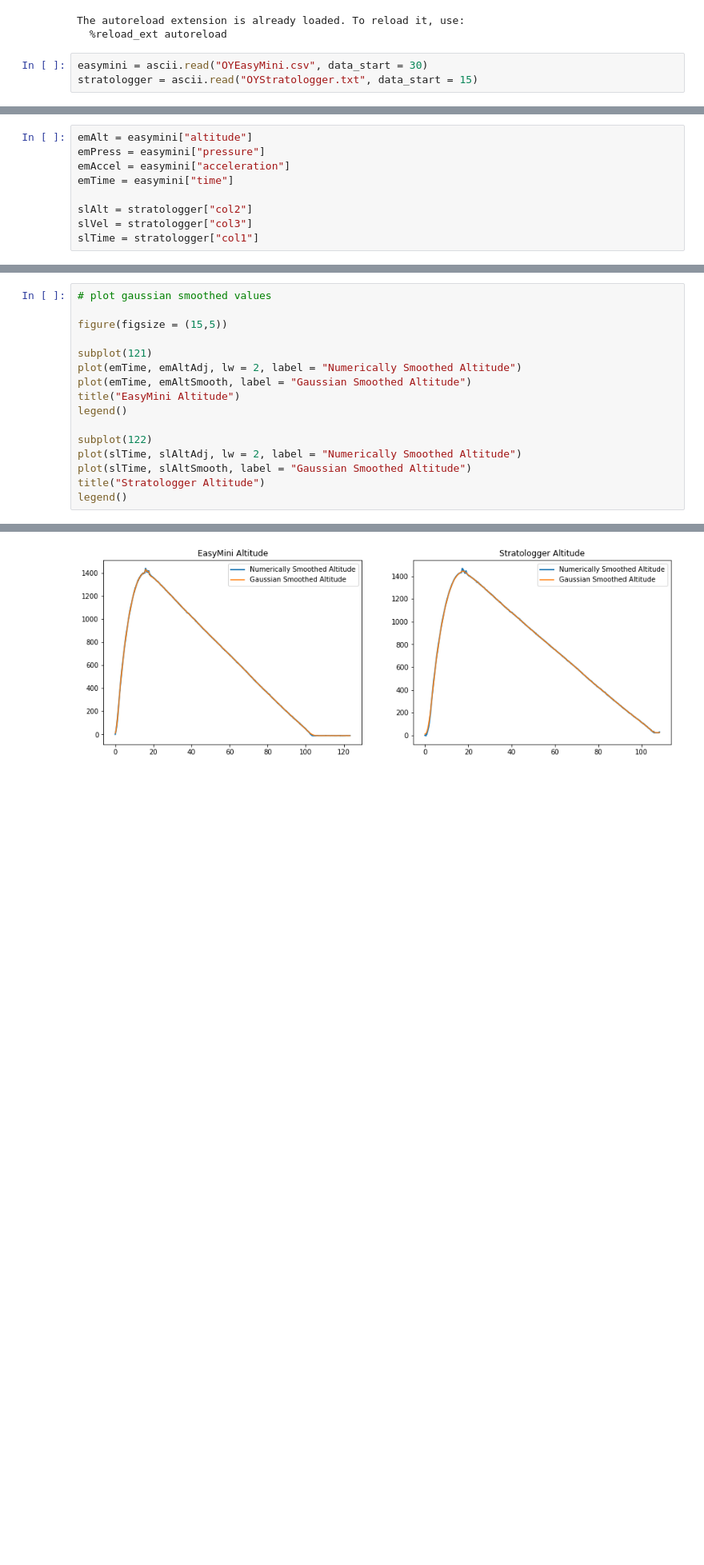
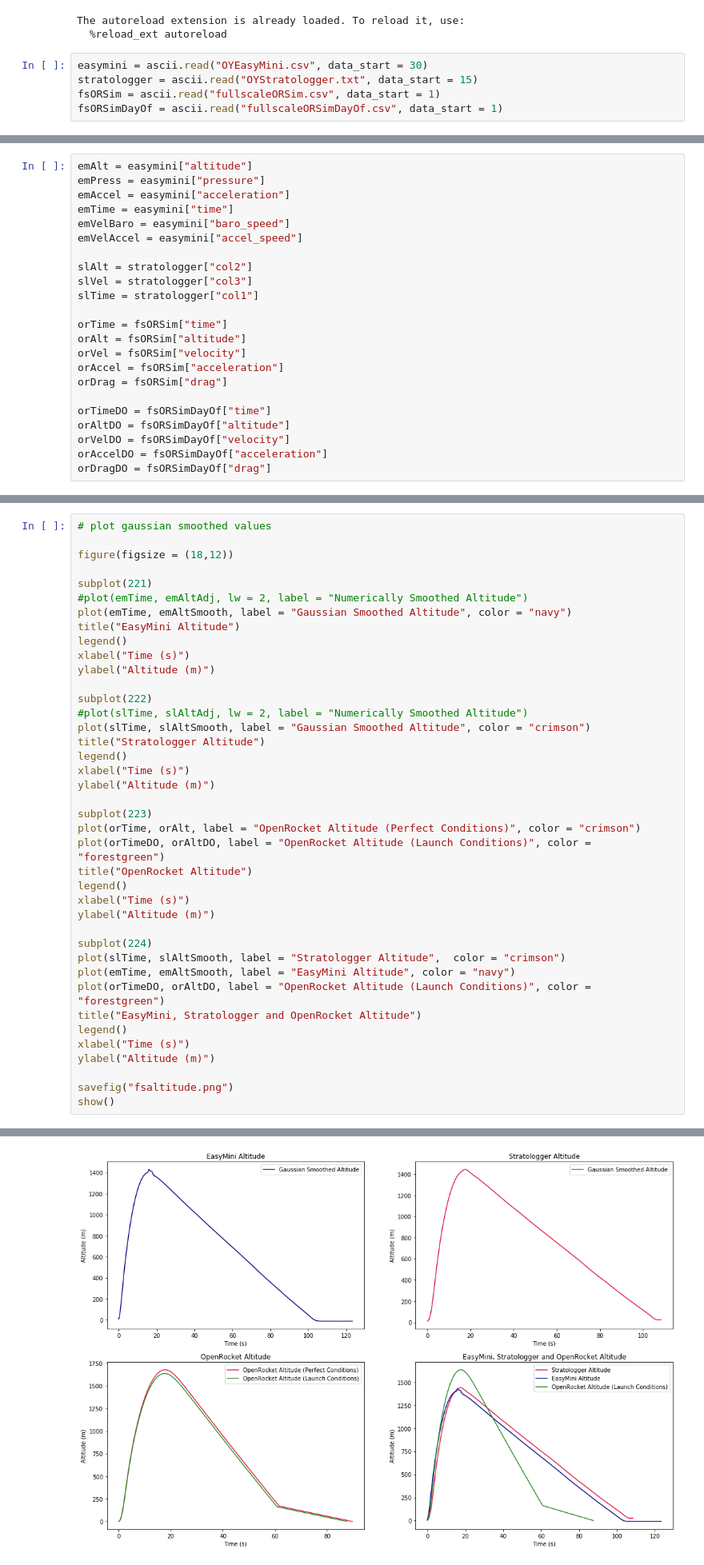
Before and after one commit to DuncanBark/Data_Analysis, a Jupyter notebook: OYAltimeters.ipynb, the cells around one changed output, grey strips where cells are left out. Shown: that part at 80% size. Saved outputs shown, nothing was run; the diff lists cells and outputs as text; blank space fills up the shorter version.

Commit message:
real good vel and accel and alt

```diff
--- a/OYAltimeters.ipynb
+++ b/OYAltimeters.ipynb
@@ -20,6 +20,8 @@ The autoreload extension is already loaded. To reload it, use:
 # %%
 easymini = ascii.read("OYEasyMini.csv", data_start = 30)
 stratologger = ascii.read("OYStratologger.txt", data_start = 15)
+fsORSim = ascii.read("fullscaleORSim.csv", data_start = 1)
+fsORSimDayOf = ascii.read("fullscaleORSimDayOf.csv", data_start = 1)
 # %%
 #easymini
 #stratologger
@@ -28,10 +31,24 @@ emAlt = easymini["altitude"]
 emPress = easymini["pressure"]
 emAccel = easymini["acceleration"]
 emTime = easymini["time"]
+emVelBaro = easymini["baro_speed"]
+emVelAccel = easymini["accel_speed"]
 
 slAlt = stratologger["col2"]
 slVel = stratologger["col3"]
 slTime = stratologger["col1"]
+
+orTime = fsORSim["time"]
+orAlt = fsORSim["altitude"]
+orVel = fsORSim["velocity"]
+orAccel = fsORSim["acceleration"]
+orDrag = fsORSim["drag"]
+
+orTimeDO = fsORSimDayOf["time"]
+orAltDO = fsORSimDayOf["altitude"]
+orVelDO = fsORSimDayOf["velocity"]
+orAccelDO = fsORSimDayOf["acceleration"]
+orDragDO = fsORSimDayOf["drag"]
 # %% [markdown]
 # Altitude
 # %%
@@ -122,17 +139,41 @@ slAltSmooth = gaussian_filter1d(slAltAdj, 15)
 # %%
 # plot gaussian smoothed values
 
-figure(figsize = (15,5))
+figure(figsize = (18,12))
 
-subplot(121)
-plot(emTime, emAltAdj, lw = 2, label = "Numerically Smoothed Altitude")
-plot(emTime, emAltSmooth, label = "Gaussian Smoothed Altitude")
+subplot(221)
+#plot(emTime, emAltAdj, lw = 2, label = "Numerically Smoothed Altitude")
+plot(emTime, emAltSmooth, label = "Gaussian Smoothed Altitude", color = "navy")
 title("EasyMini Altitude")
 legend()
+xlabel("Time (s)")
+ylabel("Altitude (m)")
 
-subplot(122)
-plot(slTime, slAltAdj, lw = 2, label = "Numerically Smoothed Altitude")
-plot(slTime, slAltSmooth, label = "Gaussian Smoothed Altitude")
+subplot(222)
+#plot(slTime, slAltAdj, lw = 2, label = "Numerically Smoothed Altitude")
+plot(slTime, slAltSmooth, label = "Gaussian Smoothed Altitude", color = "crimson")
 title("Stratologger Altitude")
 legend()
+xlabel("Time (s)")
+ylabel("Altitude (m)")
+
+subplot(223)
+plot(orTime, orAlt, label = "OpenRocket Altitude (Perfect Conditions)", color = "crimson")
+plot(orTimeDO, orAltDO, label = "OpenRocket Altitude (Launch Conditions)", color = "forestgreen")
+title("OpenRocket Altitude")
+legend()
+xlabel("Time (s)")
+ylabel("Altitude (m)")
+
+subplot(224)
+plot(slTime, slAltSmooth, label = "Stratologger Altitude",  color = "crimson")
+plot(emTime, emAltSmooth, label = "EasyMini Altitude", color = "navy")
+plot(orTimeDO, orAltDO, label = "OpenRocket Altitude (Launch Conditions)", color = "forestgreen")
+title("EasyMini, Stratologger and OpenRocket Altitude")
+legend()
+xlabel("Time (s)")
+ylabel("Altitude (m)")
+
+savefig("fsaltitude.png")
+show()
 # %% [output]
@@ -140,4 +180,4 @@ legend()
-[figure, old version]
+[figure, new version]
 # %%
 # print gaussian smoothed max altitudes
 
```
Also changed, not shown: parts of 24 cells of this notebook, 5 other files.
